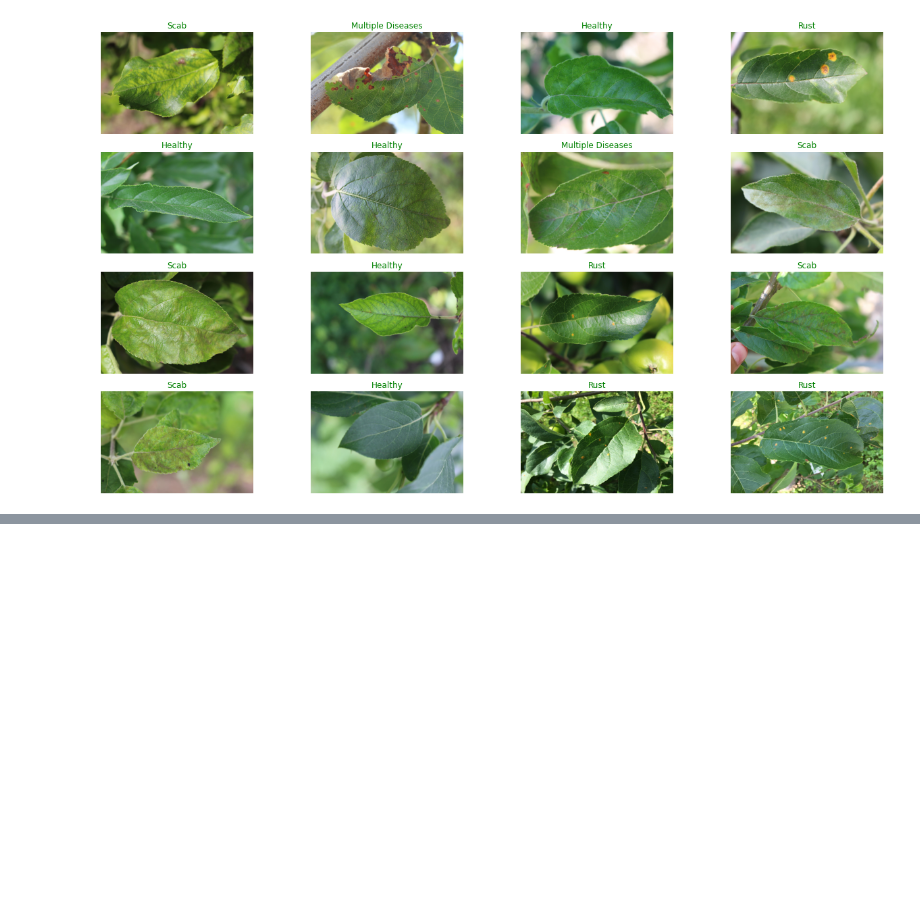
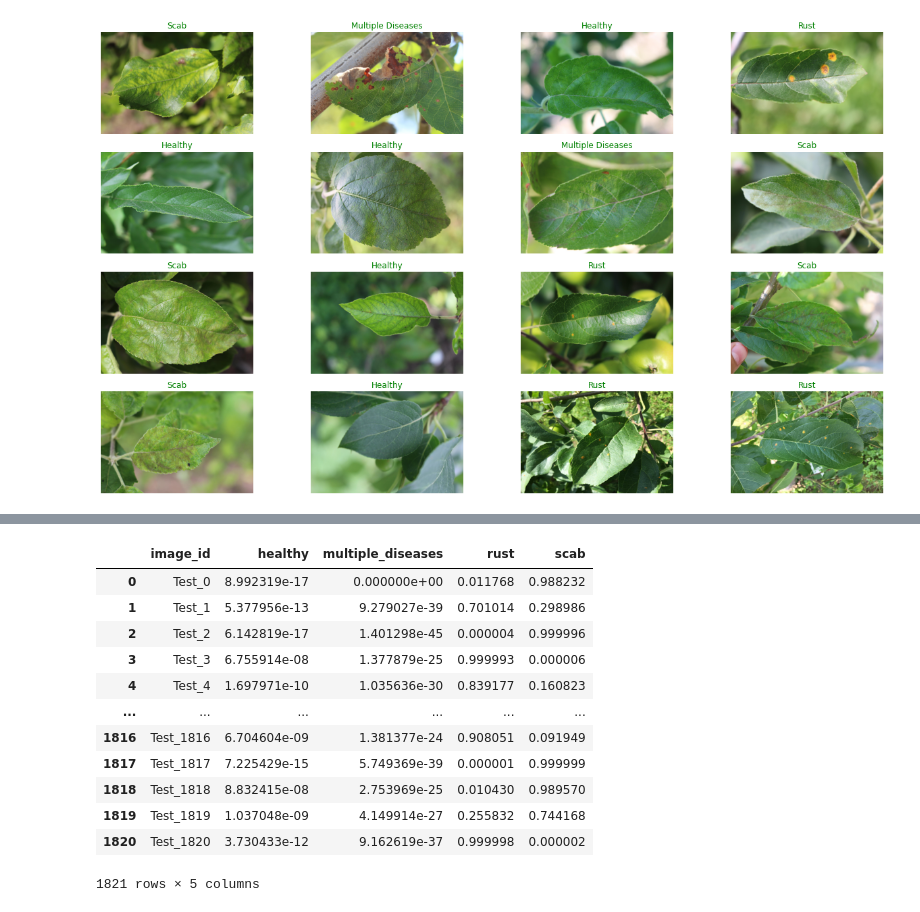
Before and after one commit to carlsec/machine_learning, a Jupyter notebook: Plant_Pathology_2020_FGVC7.ipynb, the cells around one changed output, grey strips where cells are left out. Cells and saved outputs as stored; diff of their text form; code cells hidden in the pictures; blank space fills up the shorter version.

```diff
--- a/Plant_Pathology_2020_FGVC7.ipynb
+++ b/Plant_Pathology_2020_FGVC7.ipynb
@@ -344,0 +447,23 @@ for epoch in range(1, params['epochs'] + 1):
+# %%
+with torch.no_grad():
+  for i, batch in enumerate(test_loader):
+    x = batch
+    p = preds(x.permute(0, 3, 1, 2).cuda(), model)
+    p = p.reshape(p.shape[1])
+    sample_submission.iloc[i, 1:] = p.to('cpu').detach().numpy()
+# %%
+sample_submission
+# %% [output]
+|  | image_id | healthy | multiple_diseases | rust | scab |
+| 0 | Test_0 | 8.992319e-17 | 0.000000e+00 | 0.011768 | 0.988232 |
+| 1 | Test_1 | 5.377956e-13 | 9.279027e-39 | 0.701014 | 0.298986 |
+| 2 | Test_2 | 6.142819e-17 | 1.401298e-45 | 0.000004 | 0.999996 |
+| 3 | Test_3 | 6.755914e-08 | 1.377879e-25 | 0.999993 | 0.000006 |
+| 4 | Test_4 | 1.697971e-10 | 1.035636e-30 | 0.839177 | 0.160823 |
+| ... | ... | ... | ... | ... | ... |
+| 1816 | Test_1816 | 6.704604e-09 | 1.381377e-24 | 0.908051 | 0.091949 |
+| 1817 | Test_1817 | 7.225429e-15 | 5.749369e-39 | 0.000001 | 0.999999 |
+| 1818 | Test_1818 | 8.832415e-08 | 2.753969e-25 | 0.010430 | 0.989570 |
+| 1819 | Test_1819 | 1.037048e-09 | 4.149914e-27 | 0.255832 | 0.744168 |
+| 1820 | Test_1820 | 3.730433e-12 | 9.162619e-37 | 0.999998 | 0.000002 |
+1821 rows × 5 columns
```
Also changed, not shown: parts of 23 cells of this notebook.
